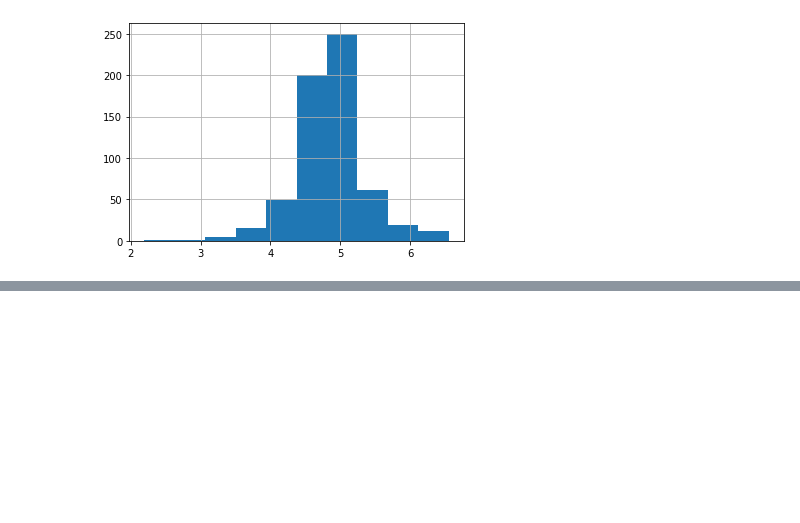
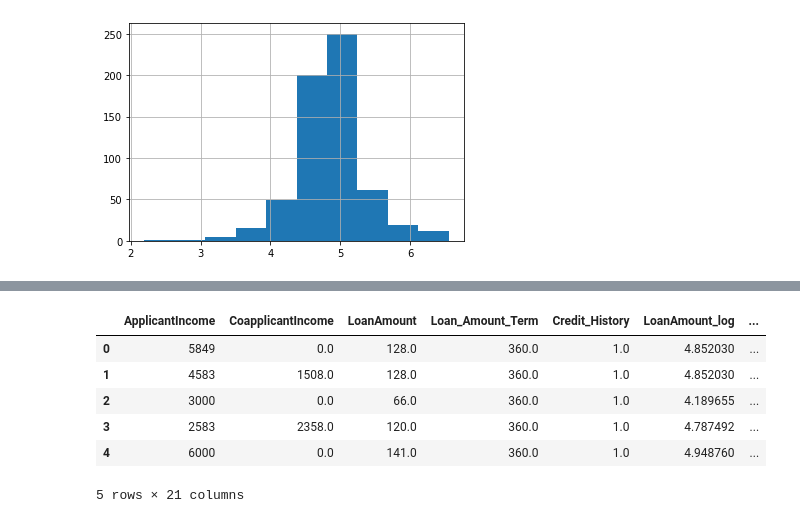
Before and after one commit to gato1005/LoanApproval, a Jupyter notebook: LoanPrediction.ipynb, the cells around one changed output, grey strips where cells are left out. Saved outputs shown, nothing was run; the diff lists cells and outputs as text; code cells hidden in the pictures; blank space fills up the shorter version.

```diff
--- a/LoanPrediction.ipynb
+++ b/LoanPrediction.ipynb
@@ -547,0 +582,13 @@ test_set["LoanAmount_log"]=np.log(test_set["LoanAmount"])
+# %%
+X=pd.get_dummies(X)
+# %%
+# Take a look at the modified dataset
+X.head()
+# %% [output]
+|  | ApplicantIncome | CoapplicantIncome | LoanAmount | Loan_Amount_Term | Credit_History | LoanAmount_log | ... |
+| 0 | 5849 | 0.0 | 128.0 | 360.0 | 1.0 | 4.852030 | ... |
+| 1 | 4583 | 1508.0 | 128.0 | 360.0 | 1.0 | 4.852030 | ... |
+| 2 | 3000 | 0.0 | 66.0 | 360.0 | 1.0 | 4.189655 | ... |
+| 3 | 2583 | 2358.0 | 120.0 | 360.0 | 1.0 | 4.787492 | ... |
+| 4 | 6000 | 0.0 | 141.0 | 360.0 | 1.0 | 4.948760 | ... |
+5 rows × 21 columns
```
Also changed, not shown: parts of 23 cells of this notebook.
